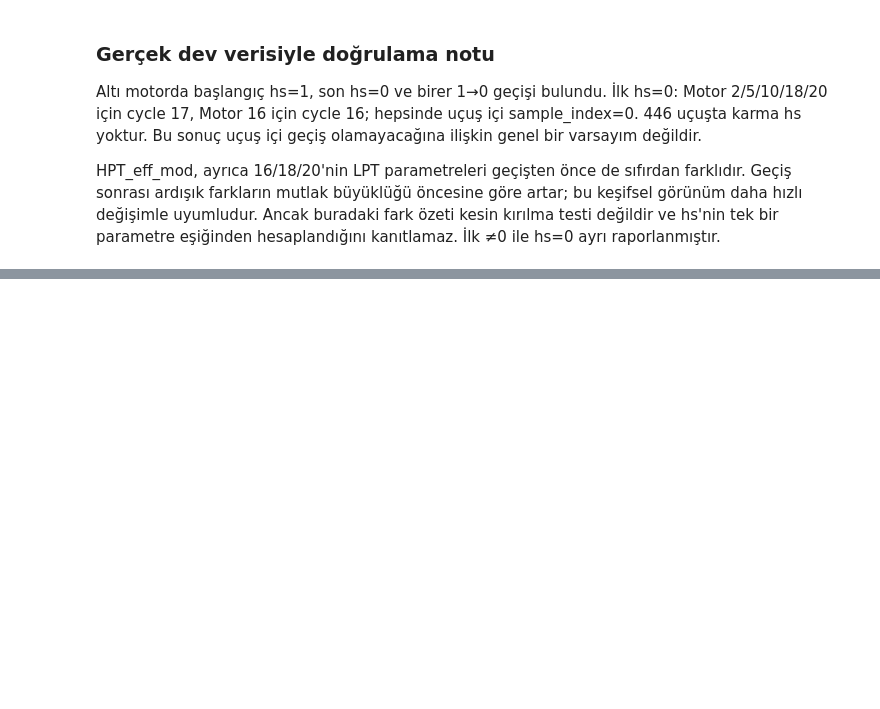
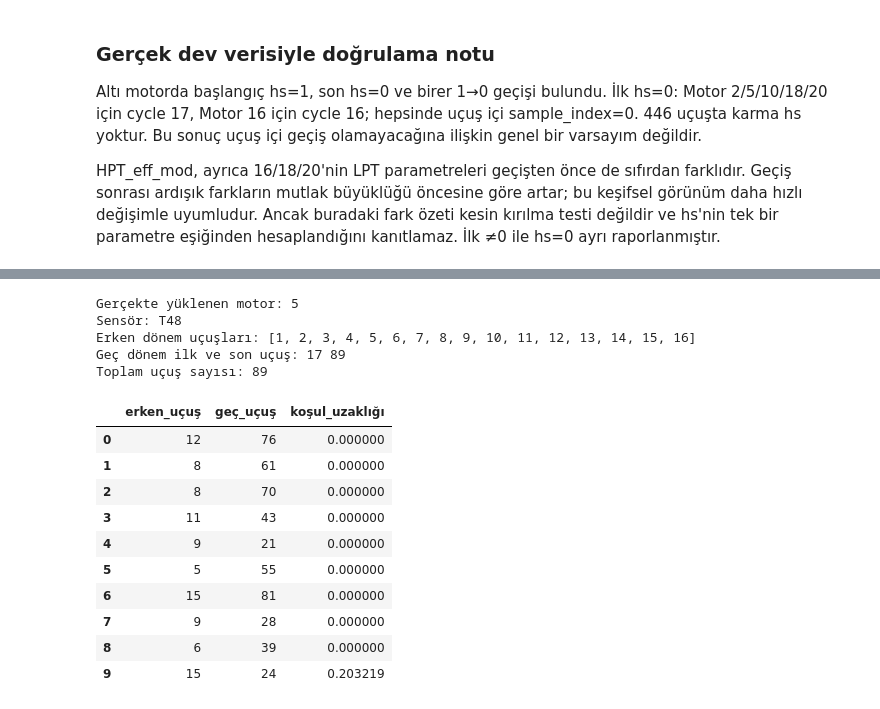
Before and after one commit to ilkinsoydas/End-to-End-PdM-Pipeline, a Jupyter notebook: n_cmapss/notebooks/04_DS02_Lifecycle_Degradation_Analysis.ipynb, the cells around one changed output, grey strips where cells are left out. Saved outputs shown, nothing was run; the diff lists cells and outputs as text; code cells hidden in the pictures; blank space fills up the shorter version.

```diff
--- a/n_cmapss/notebooks/04_DS02_Lifecycle_Degradation_Analysis.ipynb
+++ b/n_cmapss/notebooks/04_DS02_Lifecycle_Degradation_Analysis.ipynb
@@ -675,0 +778,75 @@ HPT_eff_mod, ayrıca 16/18/20'nin LPT parametreleri geçişten önce de sıfırd
+# %%
+comparison_unit = 5
+comparison_sensor = "T48"
+
+comparison_result = analyze_motor(comparison_unit)
+motor5_summary = comparison_result["summary"].copy()
+
+early_cycles = motor5_summary.loc[
+    motor5_summary["hs_values"] == "1.0", "cycle"
+].astype(int).tolist()
+
+late_cycles = motor5_summary.loc[
+    motor5_summary["hs_values"] == "0.0", "cycle"
+].astype(int).tolist()
+
+print("Gerçekte yüklenen motor:", comparison_result["unit"])
+print("Sensör:", comparison_sensor)
+print("Erken dönem uçuşları:", early_cycles)
+print("Geç dönem ilk ve son uçuş:", late_cycles[0], late_cycles[-1])
+print("Toplam uçuş sayısı:", len(early_cycles) + len(late_cycles))
+# %% [output]
+Gerçekte yüklenen motor: 5
+Sensör: T48
+Erken dönem uçuşları: [1, 2, 3, 4, 5, 6, 7, 8, 9, 10, 11, 12, 13, 14, 15, 16]
+Geç dönem ilk ve son uçuş: 17 89
+Toplam uçuş sayısı: 89
+# %%
+profile_columns = [
+    f"{condition}_{stat}"
+    for condition in conditions
+    for stat in ["q1", "median", "q3"]
+]
+
+profiles = motor5_summary.set_index("cycle")[profile_columns].copy()
+
+# Farklı birimleri karşılaştırılabilir ölçeğe getir.
+profile_std = profiles.std(ddof=0).replace(0, 1)
+scaled_profiles = (profiles - profiles.mean()) / profile_std
+
+pair_rows = []
+
+for early_cycle in early_cycles:
+    for late_cycle in late_cycles:
+        difference = (
+            scaled_profiles.loc[early_cycle]
+            - scaled_profiles.loc[late_cycle]
+        )
+        distance = np.sqrt(np.mean(difference ** 2))
+
+        pair_rows.append({
+            "erken_uçuş": early_cycle,
+            "geç_uçuş": late_cycle,
+            "koşul_uzaklığı": distance,
+        })
+
+best_pairs = (
+    pd.DataFrame(pair_rows)
+    .sort_values("koşul_uzaklığı")
+    .head(10)
+    .reset_index(drop=True)
+)
+
+display(best_pairs)
+# %% [output]
+|  | erken_uçuş | geç_uçuş | koşul_uzaklığı |
+| 0 | 12 | 76 | 0.000000 |
+| 1 | 8 | 61 | 0.000000 |
+| 2 | 8 | 70 | 0.000000 |
+| 3 | 11 | 43 | 0.000000 |
+| 4 | 9 | 21 | 0.000000 |
+| 5 | 5 | 55 | 0.000000 |
+| 6 | 15 | 81 | 0.000000 |
+| 7 | 9 | 28 | 0.000000 |
+| 8 | 6 | 39 | 0.000000 |
+| 9 | 15 | 24 | 0.203219 |
```
Also changed, not shown: parts of 28 cells of this notebook.
